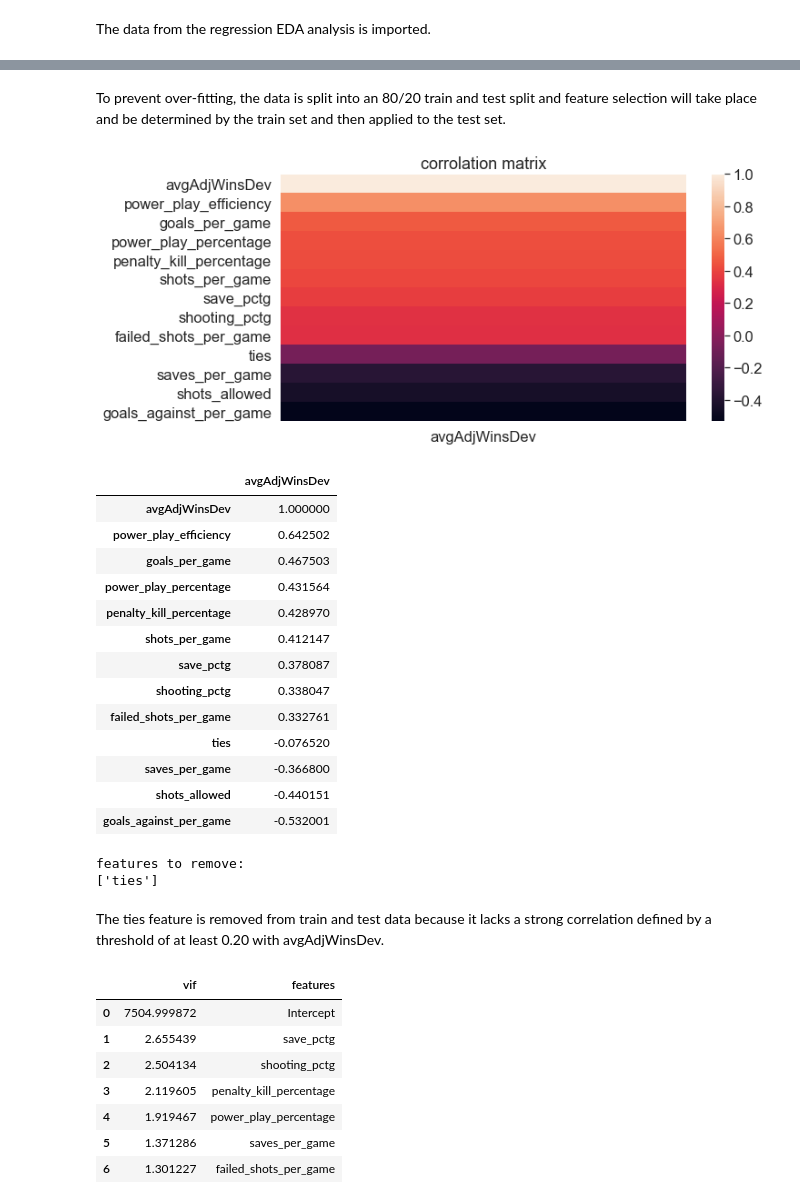
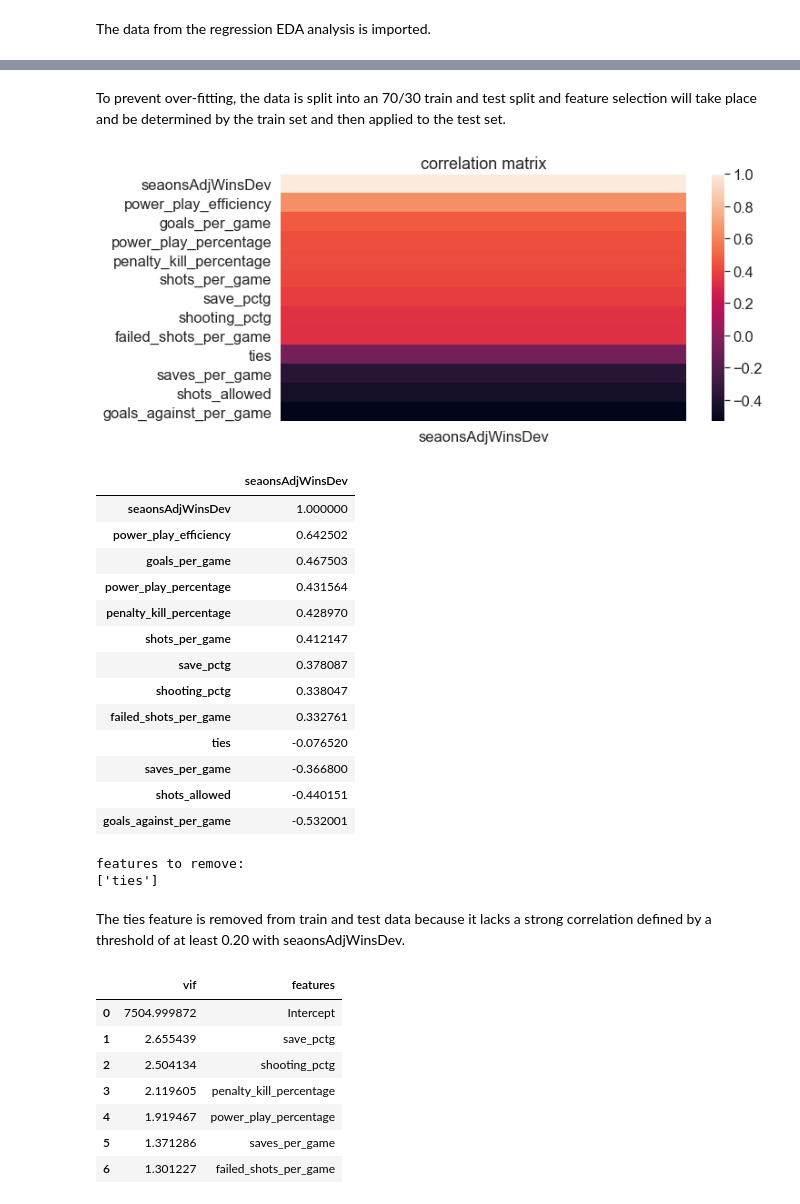
Before and after one commit to joseppbenvenuto/NHL_ML_Analysis, a Jupyter notebook: Regression_Analysis/NHL_1983_2021_Multiple_Linear_Regression.ipynb, the cells around one changed output, grey strips where cells are left out. Drawn from its saved outputs; the diff is of its cells as text; code cells hidden in the pictures.

```diff
--- a/Regression_Analysis/NHL_1983_2021_Multiple_Linear_Regression.ipynb
+++ b/Regression_Analysis/NHL_1983_2021_Multiple_Linear_Regression.ipynb
@@ -130,23 +130,23 @@ None
 | 3 | 2.244 | 2.549 | 14.5 | 87.2 | 27.6707 | ... |
 | 4 | 2.402 | 2.244 | 16.6 | 83.1 | 27.3293 | ... |
 # %% [markdown]
-To prevent over-fitting, the data is split into an 80/20 train and test split and feature selection will take place and be determined by the train set and then applied to the test set. <br>
+To prevent over-fitting, the data is split into an 70/30 train and test split and feature selection will take place and be determined by the train set and then applied to the test set. <br>
 # %%
-# Analyze correlation of all X features with target variables (avgAdjWinsDev) on train data
+# Analyze correlation of all X features with target variables (seaonsAdjWinsDev) on train data
 X_num = train_set_df.select_dtypes(include = ['float64', 'int64'])
 
 num_bivariate_corr_target(
     df = X_num,
-    target = 'avgAdjWinsDev',
+    target = 'seaonsAdjWinsDev',
     threshold = 0.20,
     font = 1.5,
     length = 5,
     width = 10
 )
 # %% [output]
-[figure, old version]
+[figure, new version]
-|  | avgAdjWinsDev |
-| avgAdjWinsDev | 1.000000 |
+|  | seaonsAdjWinsDev |
+| seaonsAdjWinsDev | 1.000000 |
 | power_play_efficiency | 0.642502 |
 | goals_per_game | 0.467503 |
 | power_play_percentage | 0.431564 |
@@ -166,7 +166,7 @@ features to remove:
 train_set_df = train_set_df.drop(['ties'], axis =1)
 test_set_df = test_set_df.drop(['ties'], axis =1)
 # %% [markdown]
-The ties feature is removed from train and test data because it lacks a strong correlation defined by a threshold of at least 0.20 with avgAdjWinsDev.
+The ties feature is removed from train and test data because it lacks a strong correlation defined by a threshold of at least 0.20 with seaonsAdjWinsDev.
 # %%
 # Removes features one by one to measure their VIF scores for threshold of 3.5
 vif_df = train_set_df.copy()
```
Also changed, not shown: parts of 22 cells of this notebook, 15 other files.
